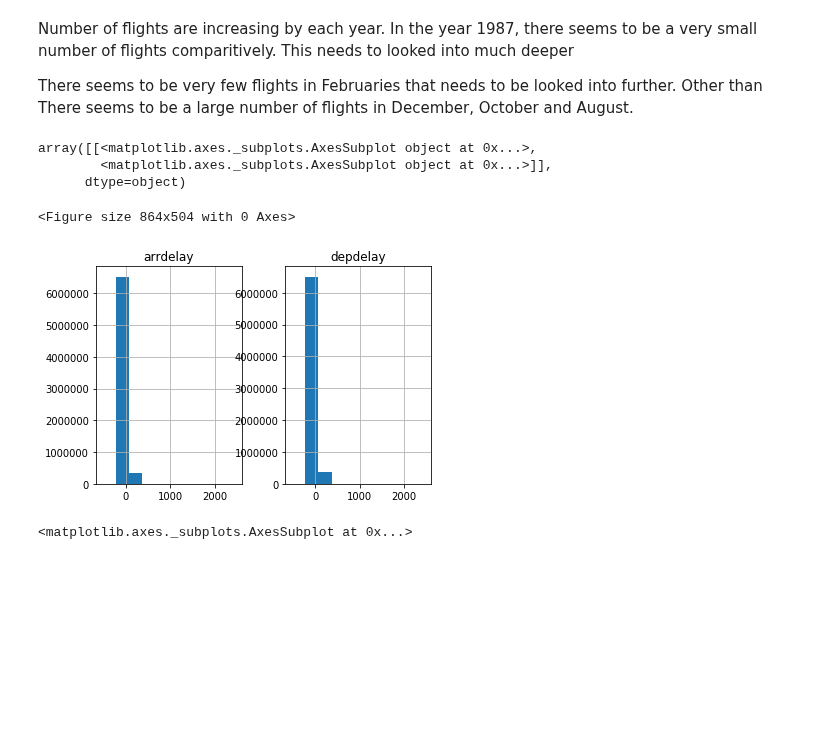
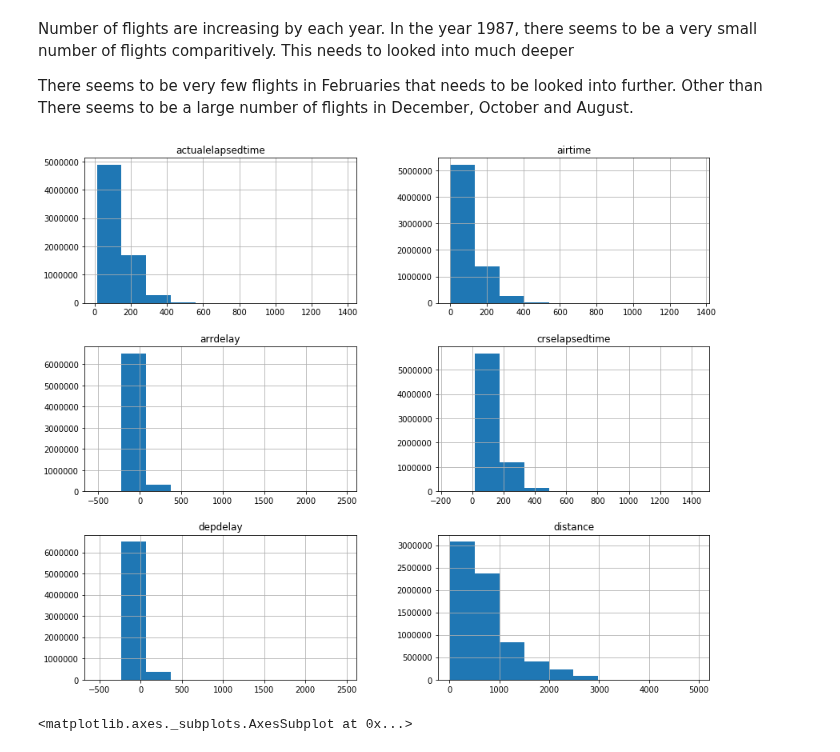
Before and after one commit to command7/exploratory_data_analysis, a Jupyter notebook: Analysis.ipynb, the cells around one changed output. Saved outputs shown, nothing was run; the diff lists cells and outputs as text; code cells hidden in the pictures; blank space fills up the shorter version.

Commit message:
Feat: Histogram for numeric variables

```diff
--- a/Analysis.ipynb
+++ b/Analysis.ipynb
@@ -194,3 +196,5 @@ dtype: object
+# %%
+flights_data.drop(["flightnum", "tailnum"] ,axis=1, inplace=True)
 # %%
 flights_data.info(null_counts=True)
 # %% [output]
@@ -241,14 +240,12 @@ Number of flights are increasing by each year. In the year 1987, there seems to
 
 There seems to be very few flights in Februaries that needs to be looked into further. Other than There seems to be a large number of flights in December, October and August.
 # %%
-plt.figure(figsize=(12,7))
-flights_data[["arrdelay", "depdelay"]].hist()
+# plt.figure(figsize=(12,7))
+# flights_data[["arrdelay", "depdelay"]].hist()
+hist_cols = ["actualelapsedtime", "airtime", "arrdelay", "crselapsedtime", "depdelay", "distance"]
+flights_data[hist_cols].hist(bins=10, figsize=(14,12));
 # %% [output]
-array([[<matplotlib.axes._subplots.AxesSubplot object at 0x...>,
-        <matplotlib.axes._subplots.AxesSubplot object at 0x...>]],
-      dtype=object)
-<Figure size 864x504 with 0 Axes>
-[figure, old version]
+[figure, new version]
 # %%
 flights_data.boxplot(column=["arrdelay", "depdelay"])
 # %% [output]
```
Also changed, not shown: parts of 4 cells of this notebook.
